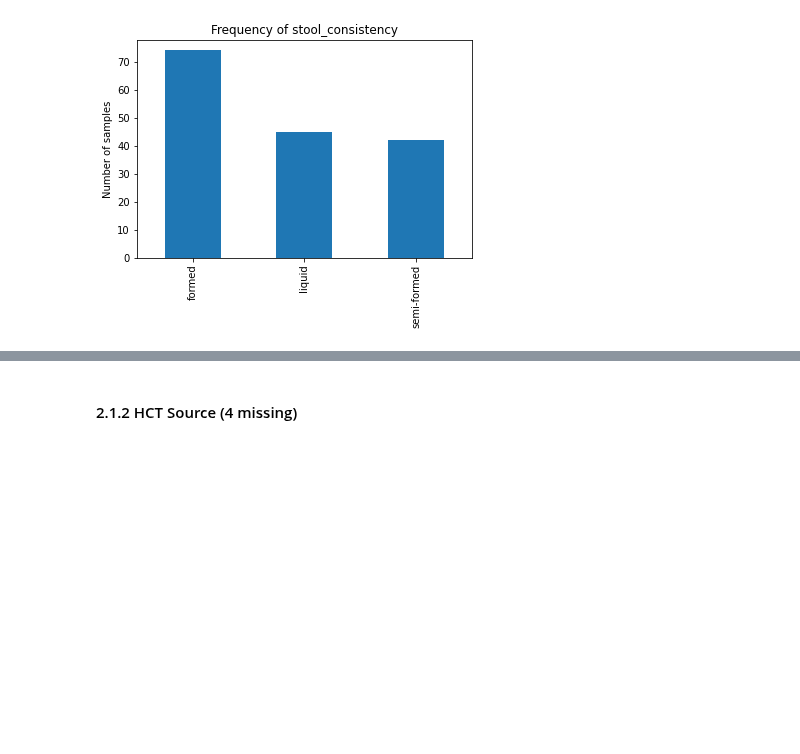
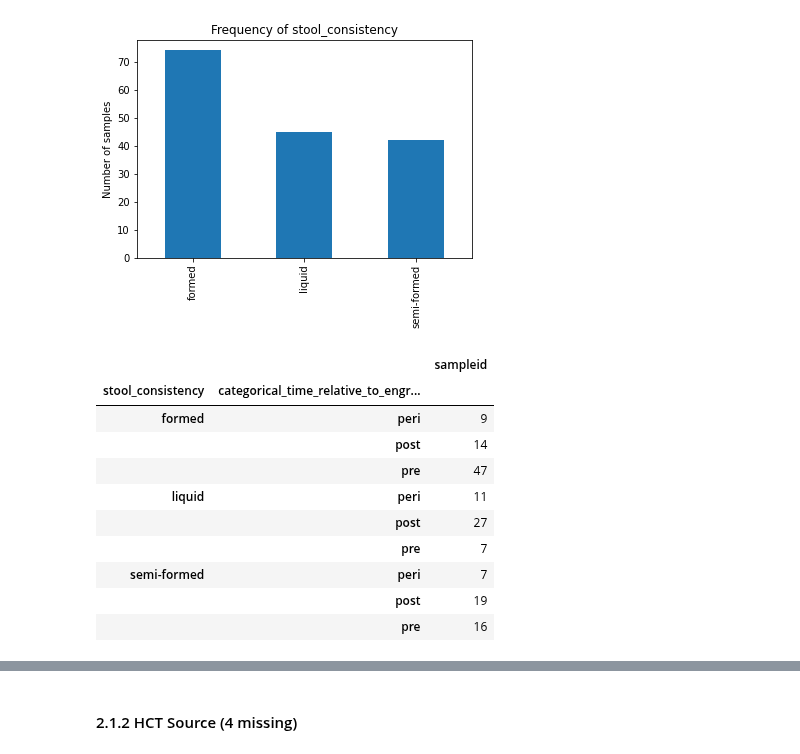
Before and after one commit to banucavlak/alien-cancer-cure, a Jupyter notebook: src-analysis/1_Metadata.ipynb, the cells around one changed output, grey strips where cells are left out. Cells and saved outputs as stored; diff of their text form; code cells hidden in the pictures; blank space fills up the shorter version.

```diff
--- a/src-analysis/1_Metadata.ipynb
+++ b/src-analysis/1_Metadata.ipynb
@@ -132,3 +132,21 @@ plt.title('Frequency of stool_consistency')
 plt.show()
 # %% [output]
 [figure]
+# %%
+# Groupby `stool consistency` and `categorical time relative to engraftment` columns
+
+df_stool_engraft = df_meta[['stool_consistency', 'categorical_time_relative_to_engraftment', 'sampleid']]
+df_stool_engraft = df_stool_engraft.groupby(['stool_consistency', 'categorical_time_relative_to_engraftment']).count()
+df_stool_engraft
+# %% [output]
+|  |  | sampleid |
+| stool_consistency | categorical_time_relative_to_engr... |  |
+| formed | peri | 9 |
+|  | post | 14 |
+|  | pre | 47 |
+| liquid | peri | 11 |
+|  | post | 27 |
+|  | pre | 7 |
+| semi-formed | peri | 7 |
+|  | post | 19 |
+|  | pre | 16 |
```
Also changed, not shown: parts of 2 cells of this notebook, 1 other file.
